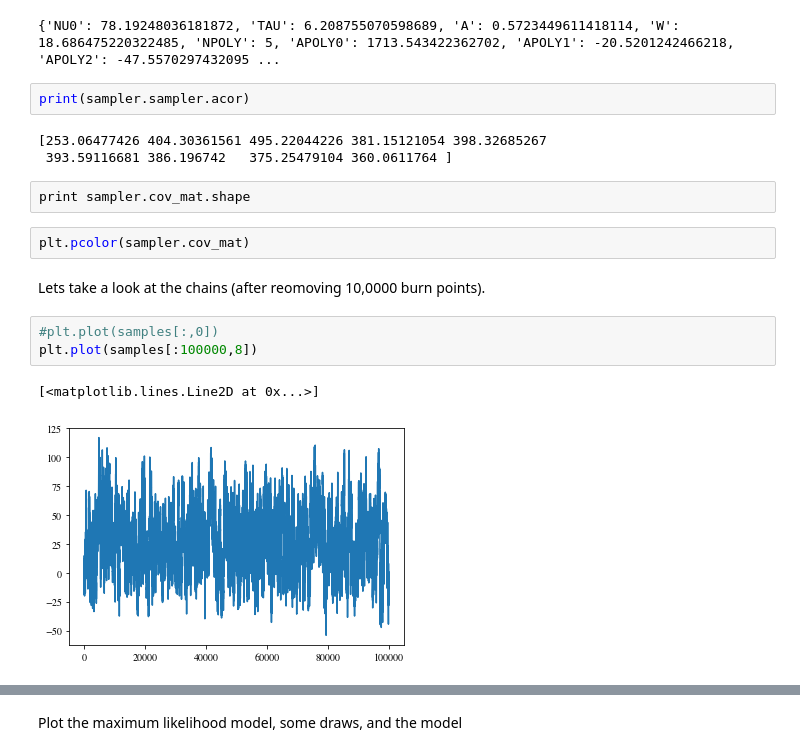
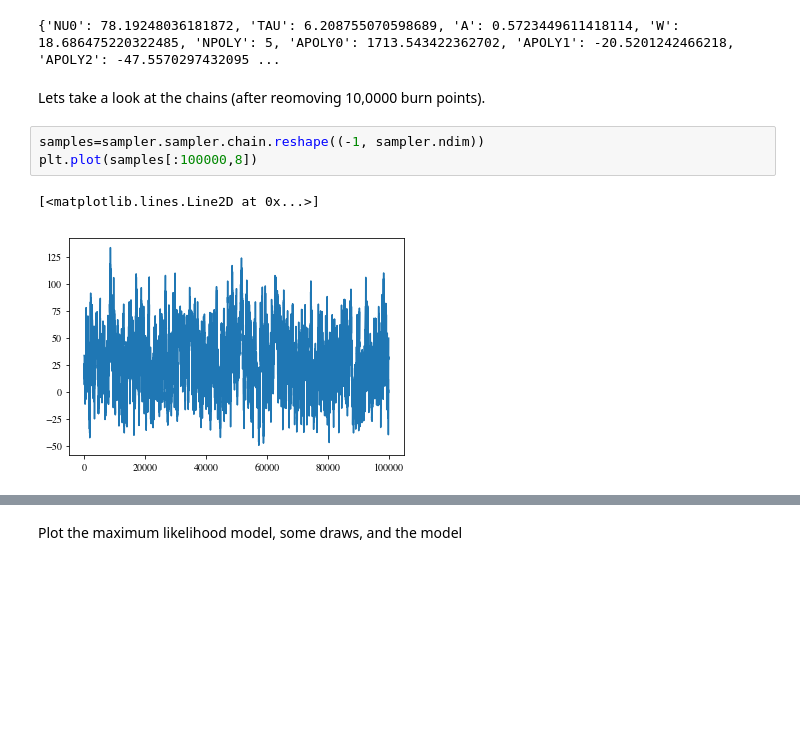
Before and after one commit to ds-grp/edges, a Jupyter notebook: notebooks/example_mcmc.ipynb, the cells around one changed output, grey strips where cells are left out. Saved outputs shown, nothing was run; the diff lists cells and outputs as text; blank space fills up the shorter version.

```diff
--- a/notebooks/example_mcmc.ipynb
+++ b/notebooks/example_mcmc.ipynb
@@ -36,23 +40,14 @@ To fit the data and perform MCMC, just call sampler.sample().
 sampler.sample()
 # %% [output]
 {'NU0': 78.19248036181872, 'TAU': 6.208755070598689, 'A': 0.5723449611418114, 'W': 18.686475220322485, 'NPOLY': 5, 'APOLY0': 1713.543422362702, 'APOLY1': -20.5201242466218, 'APOLY2': -47.5570297432095 ...
-# %%
-print(sampler.sampler.acor)
-# %% [output]
-[253.06477426 404.30361561 495.22044226 381.15121054 398.32685267
- 393.59116681 386.196742   375.25479104 360.0611764 ]
-# %%
-print sampler.cov_mat.shape
-# %%
-plt.pcolor(sampler.cov_mat)
 # %% [markdown]
 Lets take a look at the chains (after reomoving 10,0000 burn points).
-# %%
-#plt.plot(samples[:,0])
-plt.plot(samples[:100000,8])
-# %% [output]
-[<matplotlib.lines.Line2D at 0x...>]
-[figure, removed]
+# %%
+samples=sampler.sampler.chain.reshape((-1, sampler.ndim))
+plt.plot(samples[:100000,8])
+# %% [output]
+[<matplotlib.lines.Line2D at 0x...>]
+[figure, added]
 # %%
 corner.corner(samples,
 labels=('$\\nu_0$ (MHz)','$\\tau$','$A$ (mK)','$W$ (MHz)','$a_0$','$a_1$','$a_2$','$a_3$','$a_4$'))
```
Also changed, not shown: parts of 3 cells of this notebook, 3 other files.
